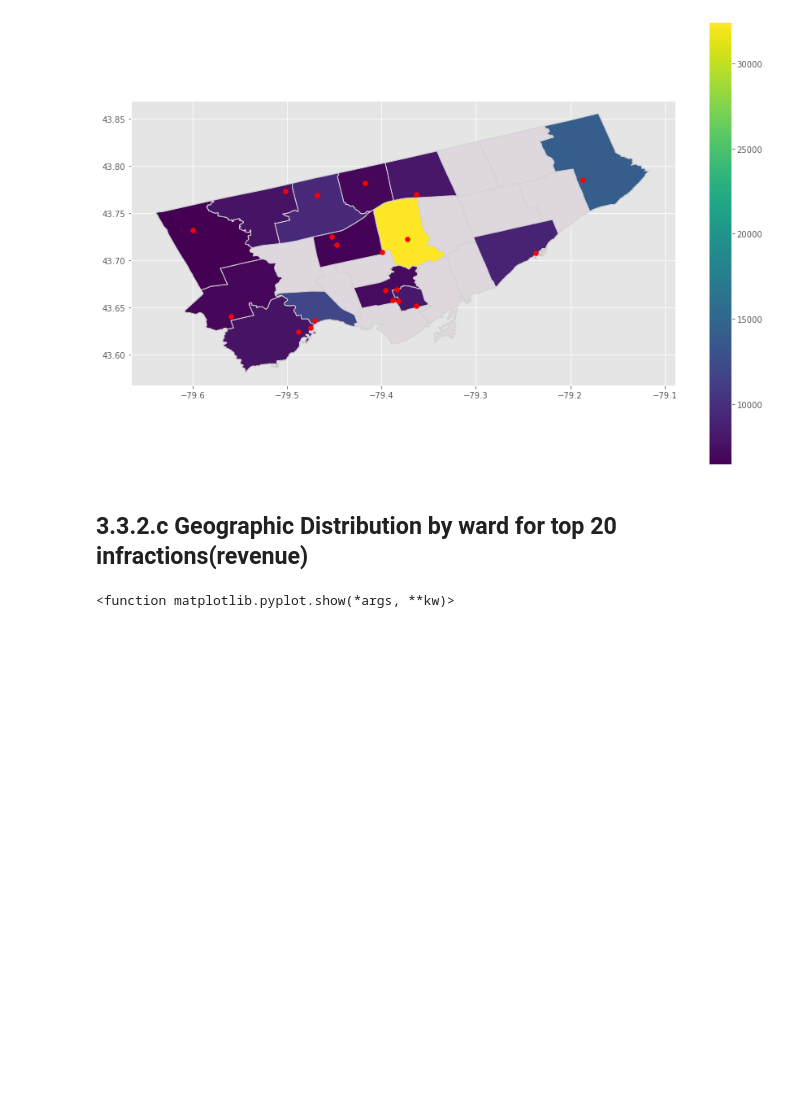
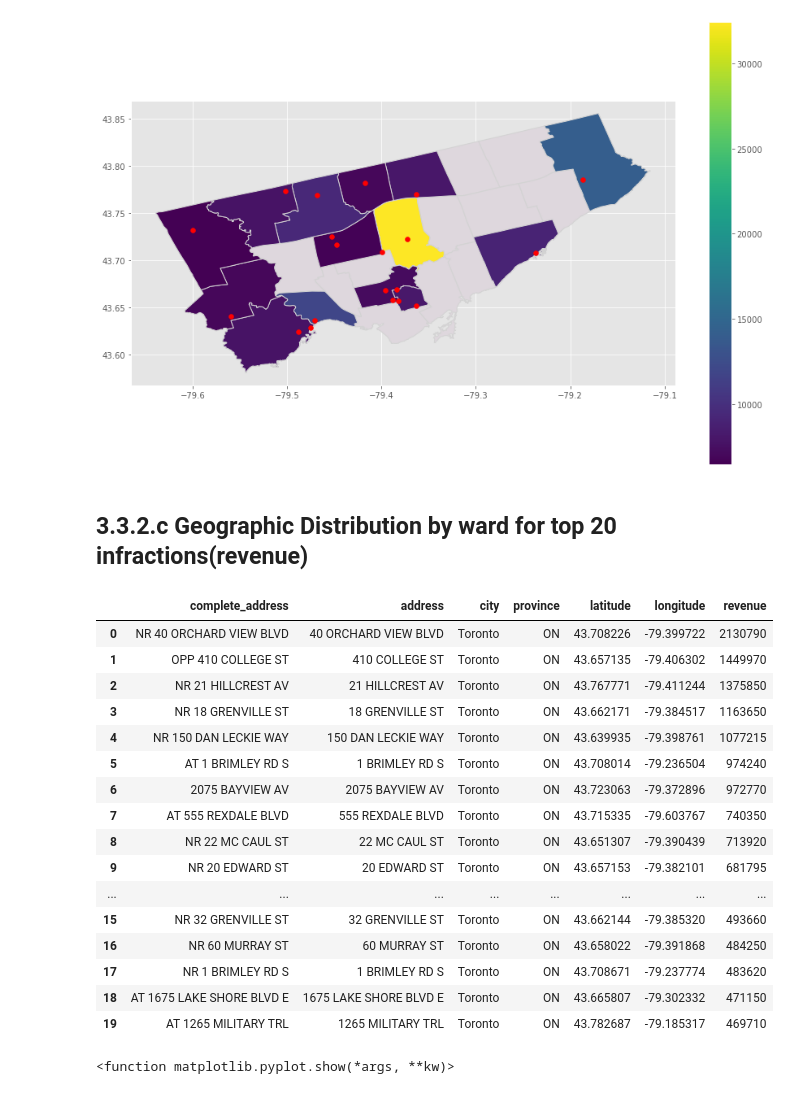
Before and after one commit to Solonski/parkingTickets, a Jupyter notebook: TakeHomeAssignment_SolonLicas.ipynb, the cells around one changed output. Cells and saved outputs as stored; diff of their text form; code cells hidden in the pictures; blank space fills up the shorter version.

```diff
--- a/TakeHomeAssignment_SolonLicas.ipynb
+++ b/TakeHomeAssignment_SolonLicas.ipynb
@@ -316,6 +319,25 @@ top20Frequency.plot(ax=ax, color='red')
 # %%
 #using MApinfo to extract coordinates for top 20 by revenue, then load into notebook
 top20_revenue_coordinates =pd.read_csv('Top20_locationInfraction_revenue_coordinates.csv')
+top20_revenue_coordinates
+# %% [output]
+|  | complete_address | address | city | province | latitude | longitude | revenue |
+| 0 | NR 40 ORCHARD VIEW BLVD | 40 ORCHARD VIEW BLVD | Toronto | ON | 43.708226 | -79.399722 | 2130790 |
+| 1 | OPP 410 COLLEGE ST | 410 COLLEGE ST | Toronto | ON | 43.657135 | -79.406302 | 1449970 |
+| 2 | NR 21 HILLCREST AV | 21 HILLCREST AV | Toronto | ON | 43.767771 | -79.411244 | 1375850 |
+| 3 | NR 18 GRENVILLE ST | 18 GRENVILLE ST | Toronto | ON | 43.662171 | -79.384517 | 1163650 |
+| 4 | NR 150 DAN LECKIE WAY | 150 DAN LECKIE WAY | Toronto | ON | 43.639935 | -79.398761 | 1077215 |
+| 5 | AT 1 BRIMLEY RD S | 1 BRIMLEY RD S | Toronto | ON | 43.708014 | -79.236504 | 974240 |
+| 6 | 2075 BAYVIEW AV | 2075 BAYVIEW AV | Toronto | ON | 43.723063 | -79.372896 | 972770 |
+| 7 | AT 555 REXDALE BLVD | 555 REXDALE BLVD | Toronto | ON | 43.715335 | -79.603767 | 740350 |
+| 8 | NR 22 MC CAUL ST | 22 MC CAUL ST | Toronto | ON | 43.651307 | -79.390439 | 713920 |
+| 9 | NR 20 EDWARD ST | 20 EDWARD ST | Toronto | ON | 43.657153 | -79.382101 | 681795 |
+| ... | ... | ... | ... | ... | ... | ... | ... |
+| 15 | NR 32 GRENVILLE ST | 32 GRENVILLE ST | Toronto | ON | 43.662144 | -79.385320 | 493660 |
+| 16 | NR 60 MURRAY ST | 60 MURRAY ST | Toronto | ON | 43.658022 | -79.391868 | 484250 |
+| 17 | NR 1 BRIMLEY RD S | 1 BRIMLEY RD S | Toronto | ON | 43.708671 | -79.237774 | 483620 |
+| 18 | AT 1675 LAKE SHORE BLVD E | 1675 LAKE SHORE BLVD E | Toronto | ON | 43.665807 | -79.302332 | 471150 |
+| 19 | AT 1265 MILITARY TRL | 1265 MILITARY TRL | Toronto | ON | 43.782687 | -79.185317 | 469710 |
 # %%
 #Create Geodata Frame for top20 locations by Revenue
 top20Revenue=geopandas.GeoDataFrame(
```
Also changed, not shown: parts of 7 cells of this notebook.
